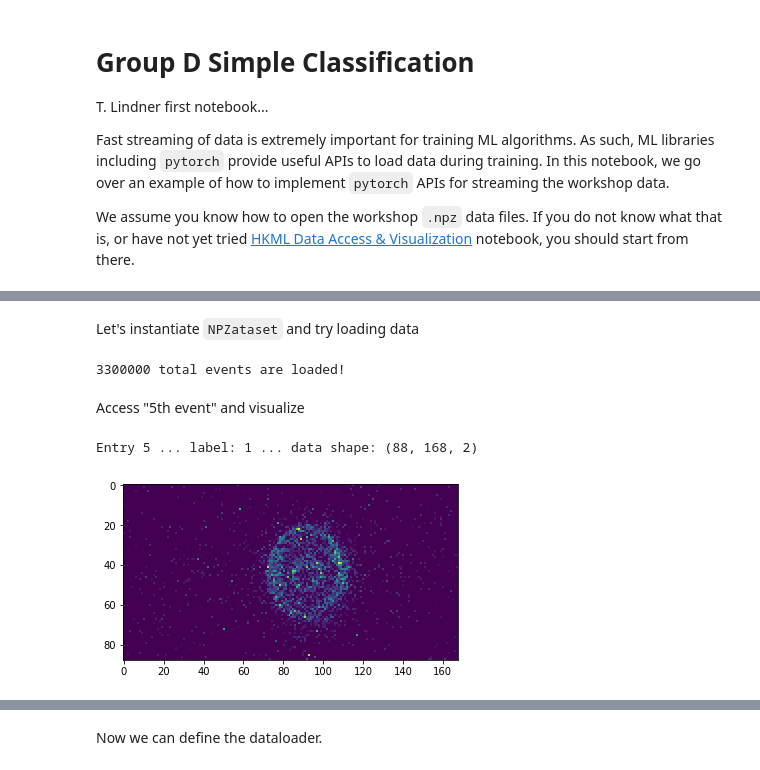
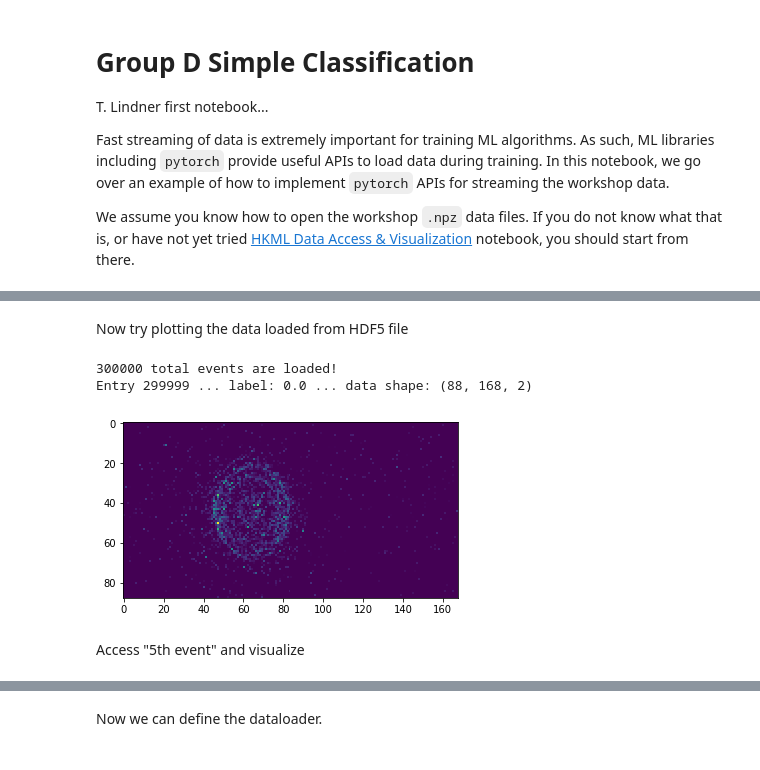
Before and after one commit to WatChMaL/UVicWorkshopPlayground, a Jupyter notebook: D/HKML_SimpleClassificaton_Lindner.ipynb, the cells around one changed output, grey strips where cells are left out. Cells and saved outputs as stored; diff of their text form; code cells hidden in the pictures.

Commit message:
Adding functioning HDF5 loading.

```diff
--- a/D/HKML_SimpleClassificaton_Lindner.ipynb
+++ b/D/HKML_SimpleClassificaton_Lindner.ipynb
@@ -23,0 +28,7 @@ from torch.utils.data import Dataset, DataLoader
+# %%
+import h5py
+# Open a file
+f = h5py.File('/data/hkml_data/IWCDgrid/varyE/e-/IWCDgrid_varyE_e-_R0cm_20-2000MeV_100k.h5', mode='r')
+# List keys
+for key in f.keys():
+    print('%s ... Shape %s' % (key, str(f[key].shape)))
@@ -71,26 +98,19 @@ class NPZDataset(Dataset):
-# %% [markdown]
-Let's instantiate `NPZataset` and try loading data
-# %%
-# Data directories: let's use e- and mu-
-DATA_DIRS = ['/data/hkml_data/IWCDgrid/varyE/e-','/data/hkml_data/IWCDgrid/varyE/mu-','/data/hkml_data/IWCDgrid/varyE/gamma']
-# Craete an instance
-ds = NPZDataset(DATA_DIRS,flavour='.npz')
-print(len(ds),'total events are loaded!')
-# %% [output]
-3300000 total events are loaded!
+# %% [markdown]
+Now try plotting the data loaded from HDF5 file
+# %%
+ENTRY = 299999
+ds = H5Dataset(DATA_DIRS,flavour='100k.h5')
+print(len(ds),'total events are loaded!')
+# Access an index
+data,label,idx = ds[ENTRY]
+# Data shape
+print('Entry',ENTRY,'... label:',label,'... data shape:',data.shape)
+# Visualize
+plt.imshow(data[:,:,0])
+plt.show()
+# %% [output]
+300000 total events are loaded!
+Entry 299999 ... label: 0.0 ... data shape: (88, 168, 2)
+[figure, added]
 # %% [markdown]
 Access "5th event" and visualize
-# %%
-# Access index 5
-ENTRY=5
-data,label,idx = ds[ENTRY]
-
-# Data shape
-print('Entry',ENTRY,'... label:',label,'... data shape:',data.shape)
-
-# Visualize
-plt.imshow(data[:,:,0])
-plt.show()
-# %% [output]
-Entry 5 ... label: 1 ... data shape: (88, 168, 2)
-[figure, removed]
```
Also changed, not shown: parts of 11 cells of this notebook.
